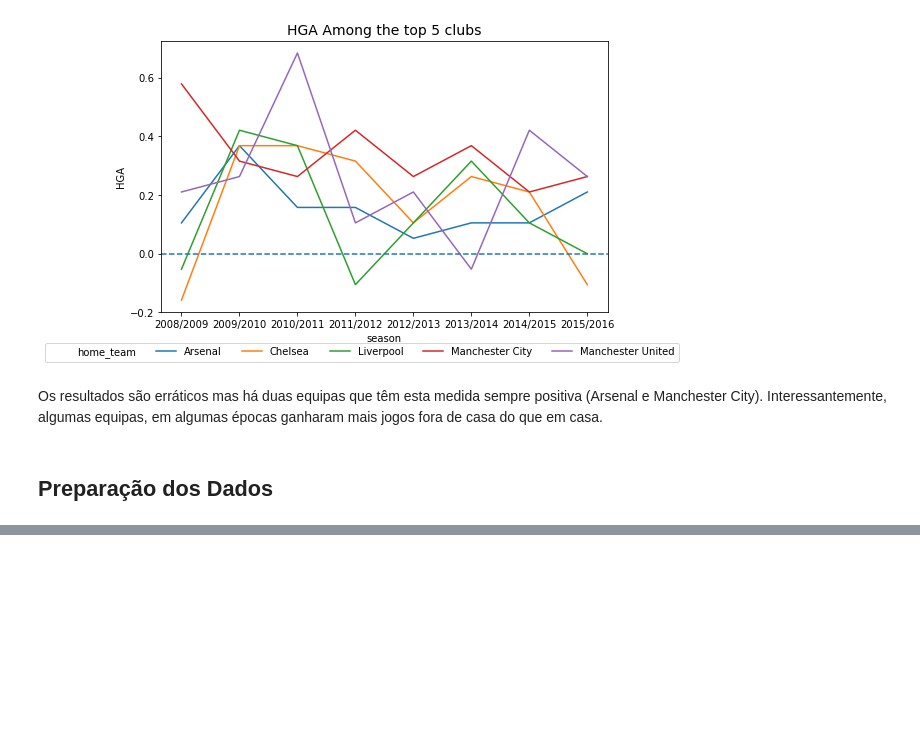
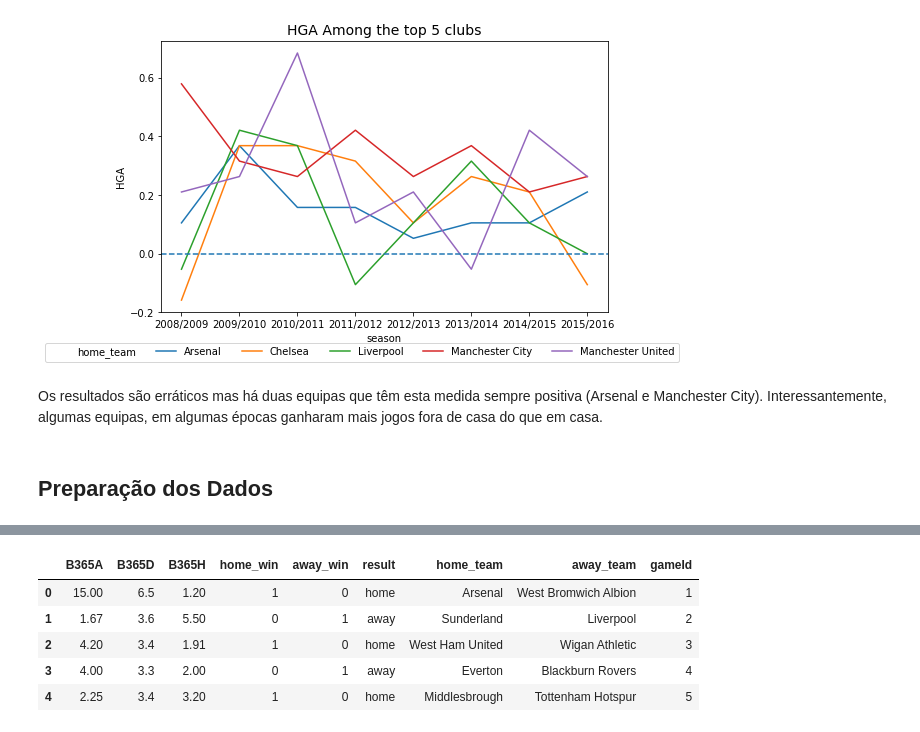
Before and after one commit to andremmori/IART-Project2, a Jupyter notebook: SoccerRegression.ipynb, the cells around one changed output, grey strips where cells are left out. Saved outputs shown, nothing was run; the diff lists cells and outputs as text; code cells hidden in the pictures; blank space fills up the shorter version.

```diff
--- a/SoccerRegression.ipynb
+++ b/SoccerRegression.ipynb
@@ -156,0 +190,25 @@ Os resultados são erráticos mas há duas equipas que têm esta medida sempre p
+# %%
+betting = matches \
+            .assign(date=lambda df: pd.to_datetime(df.date)) \
+            .pipe(lambda df: df.dropna(thresh=len(df) - 2, axis=1)) \
+            .dropna(axis=0) \
+            .sort_values('date') \
+            .reset_index(drop=True) \
+            .assign(gameId=lambda df: list(df.index + 1),
+                    year=lambda df: df.date.apply(lambda row: row.year),
+                    home_win=lambda df: df.apply(lambda row: 1 if row.home_team_goal > row.away_team_goal else 0, axis=1),
+                    away_win=lambda df: df.apply(lambda row: 1 if row.away_team_goal > row.home_team_goal else 0, axis=1),
+                    result=lambda df: df.apply(
+                            lambda row: 'home' if row.home_team_goal > row.away_team_goal else ('draw' if row.home_team_goal == row.away_team_goal else 'away'), axis=1))
+
+betting_cols = ['B365A', 'B365D', 'B365H', 'home_win', 'away_win', 'result', 'home_team', 'away_team', 'gameId']
+
+betting = betting[betting_cols].copy()
+betting.head()
+# %% [output]
+|  | B365A | B365D | B365H | home_win | away_win | result | home_team | away_team | gameId |
+| 0 | 15.00 | 6.5 | 1.20 | 1 | 0 | home | Arsenal | West Bromwich Albion | 1 |
+| 1 | 1.67 | 3.6 | 5.50 | 0 | 1 | away | Sunderland | Liverpool | 2 |
+| 2 | 4.20 | 3.4 | 1.91 | 1 | 0 | home | West Ham United | Wigan Athletic | 3 |
+| 3 | 4.00 | 3.3 | 2.00 | 0 | 1 | away | Everton | Blackburn Rovers | 4 |
+| 4 | 2.25 | 3.4 | 3.20 | 1 | 0 | home | Middlesbrough | Tottenham Hotspur | 5 |
```
Also changed, not shown: parts of 18 cells of this notebook.
